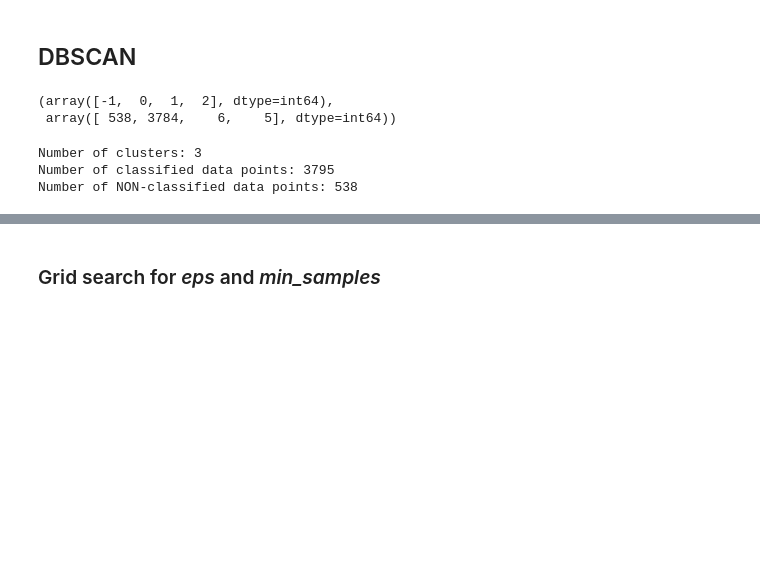
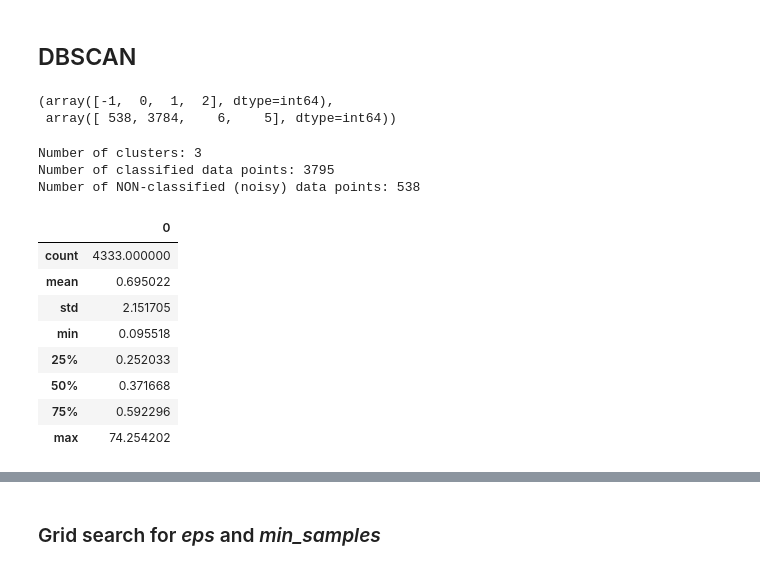
Before and after one commit to AlexPasqua/DM-project, a Jupyter notebook: DBSCAN.ipynb, the cells around one changed output, grey strips where cells are left out. Saved outputs shown, nothing was run; the diff lists cells and outputs as text; code cells hidden in the pictures; blank space fills up the shorter version.

Commit message:
Minor improvs in DBSCAN.ipynb

```diff
--- a/DBSCAN.ipynb
+++ b/DBSCAN.ipynb
@@ -73,11 +73,11 @@ np.unique(dbscan.labels_, return_counts=True)
 print(f"Number of clusters: {len(np.unique(dbscan.labels_[dbscan.labels_ >= 0], return_counts=True)[0])}")
 if -1 in dbscan.labels_:
     print(f"Number of classified data points: {sum(np.unique(dbscan.labels_, return_counts=True)[1][1 : ])}")
-    print(f"Number of NON-classified data points: {np.unique(dbscan.labels_, return_counts=True)[1][0]}")
+    print(f"Number of NON-classified (noisy) data points: {np.unique(dbscan.labels_, return_counts=True)[1][0]}")
 # %% [output]
 Number of clusters: 3
 Number of classified data points: 3795
-Number of NON-classified data points: 538
+Number of NON-classified (noisy) data points: 538
 # %%
 from scipy.spatial.distance import pdist, squareform
 dist = pdist(df_norm, 'euclidean') #pair wise distance
@@ -88,3 +88,16 @@ kth_distances = list()
 for d in dist:
     index_kth_distance = np.argsort(d)[k]
     kth_distances.append(d[index_kth_distance])
+# %%
+kthd = pd.DataFrame(kth_distances)
+kthd.describe()
+# %% [output]
+|  | 0 |
+| count | 4333.000000 |
+| mean | 0.695022 |
+| std | 2.151705 |
+| min | 0.095518 |
+| 25% | 0.252033 |
+| 50% | 0.371668 |
+| 75% | 0.592296 |
+| max | 74.254202 |
```
Also changed, not shown: parts of 8 cells of this notebook.
